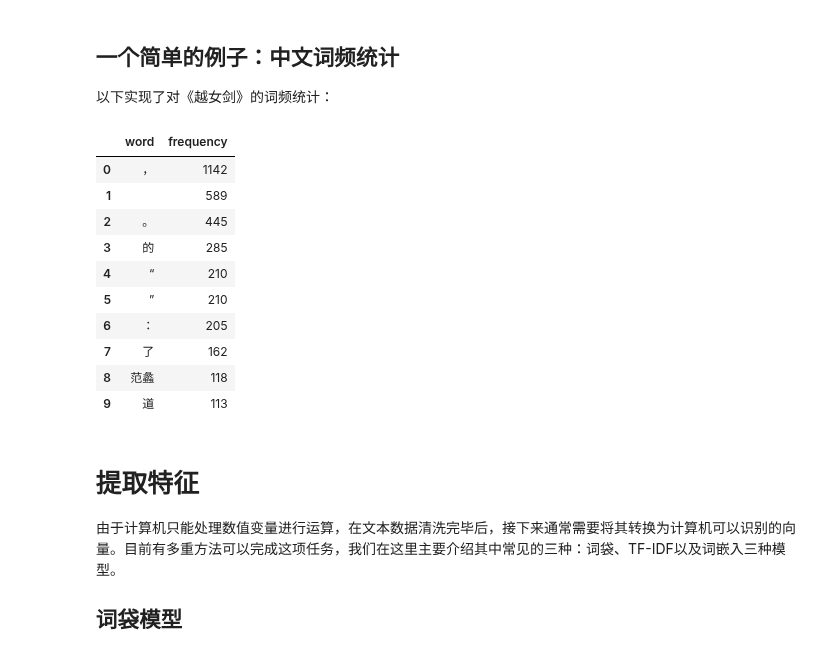
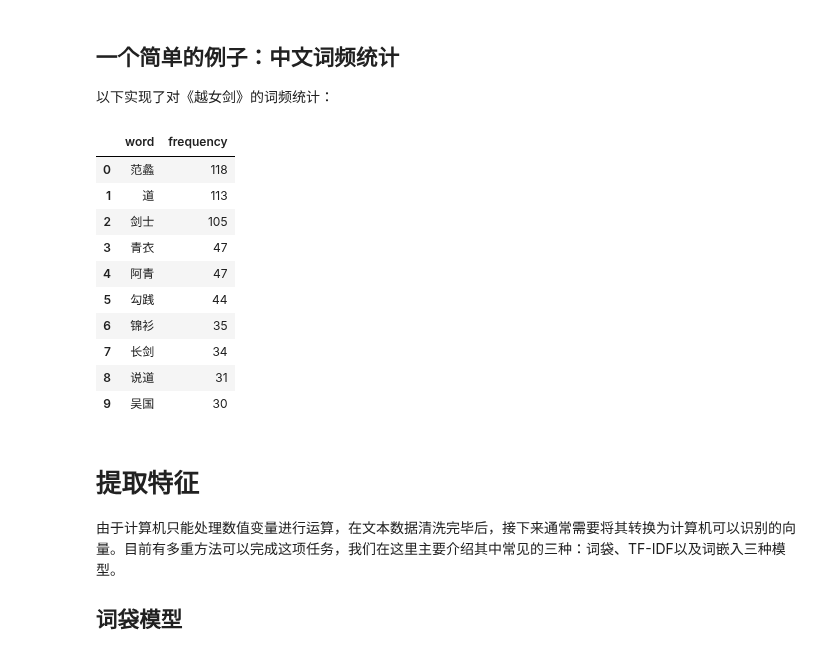
Before and after one commit to sijichun/PythonTutor, a Jupyter notebook: T13_text_analytics.ipynb, the cells around one changed output. Cells and saved outputs as stored; diff of their text form; code cells hidden in the pictures.

```diff
--- a/T13_text_analytics.ipynb
+++ b/T13_text_analytics.ipynb
@@ -190,44 +190,44 @@ import jieba
 
 ## 停用词
 with open('Chinese_cutting/stopword.txt','rt') as f:
     stoplist=f.readlines()
-    stoplist=[w.lower() for w in stoplist]
+    stoplist=[w.lower().strip() for w in stoplist]
 ## 读入小说
 wordlist=[]
 with open('Chinese_cutting/越女剑.txt','rt') as f:
     for l in f:
         line_cut=jieba.cut(l)
         line=[w.strip().lower() for w in line_cut]
         wordlist.extend(line)
 wordlist=[w for w in wordlist if w not in stoplist]
 ## 统计
 text_dict=dict()
 for l in wordlist:
     if l not in text_dict:
         text_dict[l]=1
     else:
         text_dict[l]+=1
 text_freq=[]
 for k in text_dict:
     text_freq.append((k,text_dict[k]))
 ## 排序
 text_freq.sort(key=lambda x: x[1],reverse=True)
 ## 用pandas显示，更好看
 import pandas as pd
 freq=pd.DataFrame(text_freq, columns=['word','frequency'])
 freq.head(10)
 # %% [output]
 |  | word | frequency |
-| 0 | ， | 1142 |
-| 1 |  | 589 |
-| 2 | 。 | 445 |
-| 3 | 的 | 285 |
-| 4 | “ | 210 |
-| 5 | ” | 210 |
-| 6 | ： | 205 |
-| 7 | 了 | 162 |
-| 8 | 范蠡 | 118 |
-| 9 | 道 | 113 |
+| 0 | 范蠡 | 118 |
+| 1 | 道 | 113 |
+| 2 | 剑士 | 105 |
+| 3 | 青衣 | 47 |
+| 4 | 阿青 | 47 |
+| 5 | 勾践 | 44 |
+| 6 | 锦衫 | 35 |
+| 7 | 长剑 | 34 |
+| 8 | 说道 | 31 |
+| 9 | 吴国 | 30 |
 # %% [markdown]
 # 提取特征
 
```
Also changed, not shown: parts of 10 cells of this notebook, 2 other files.
